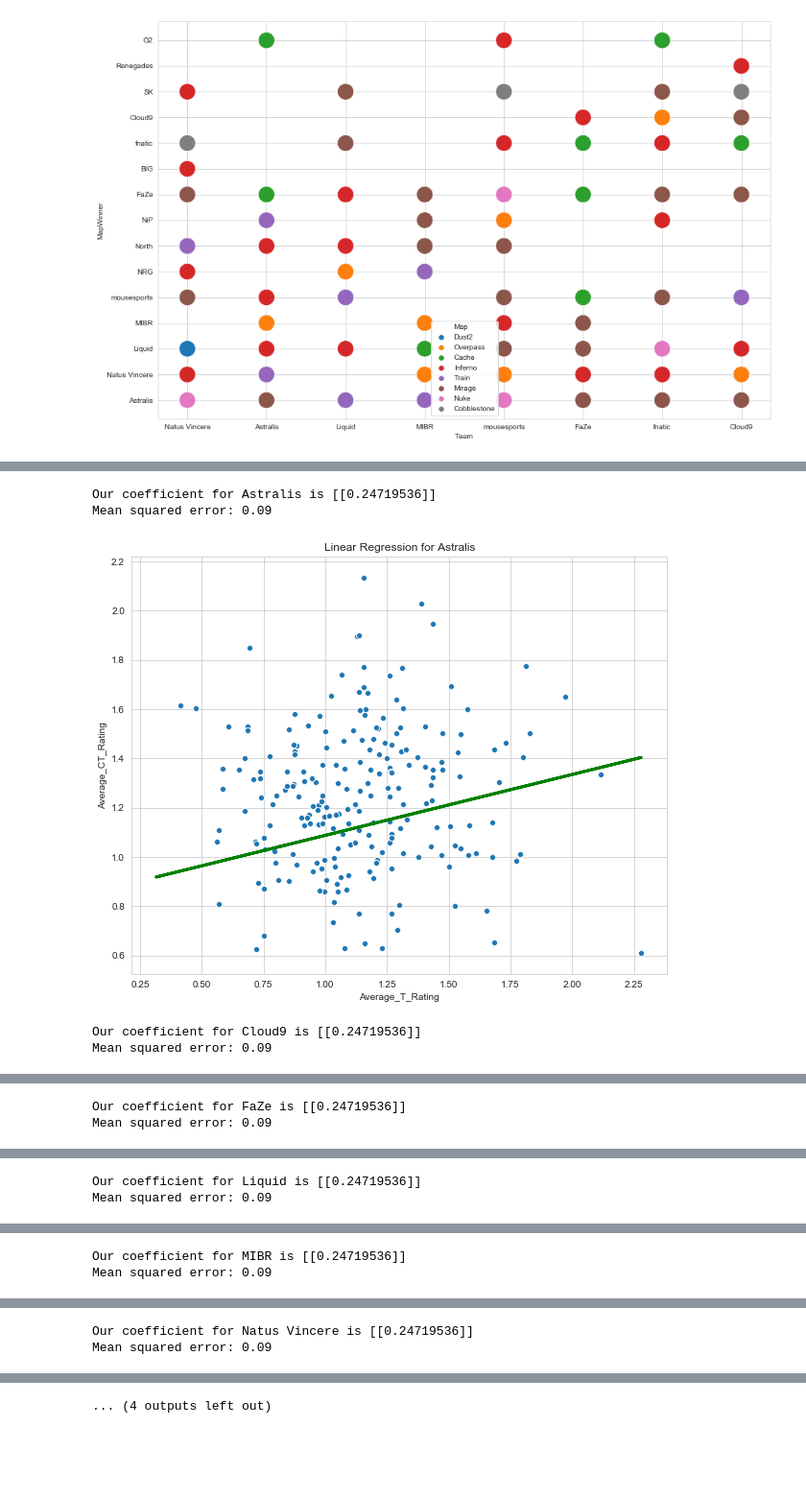
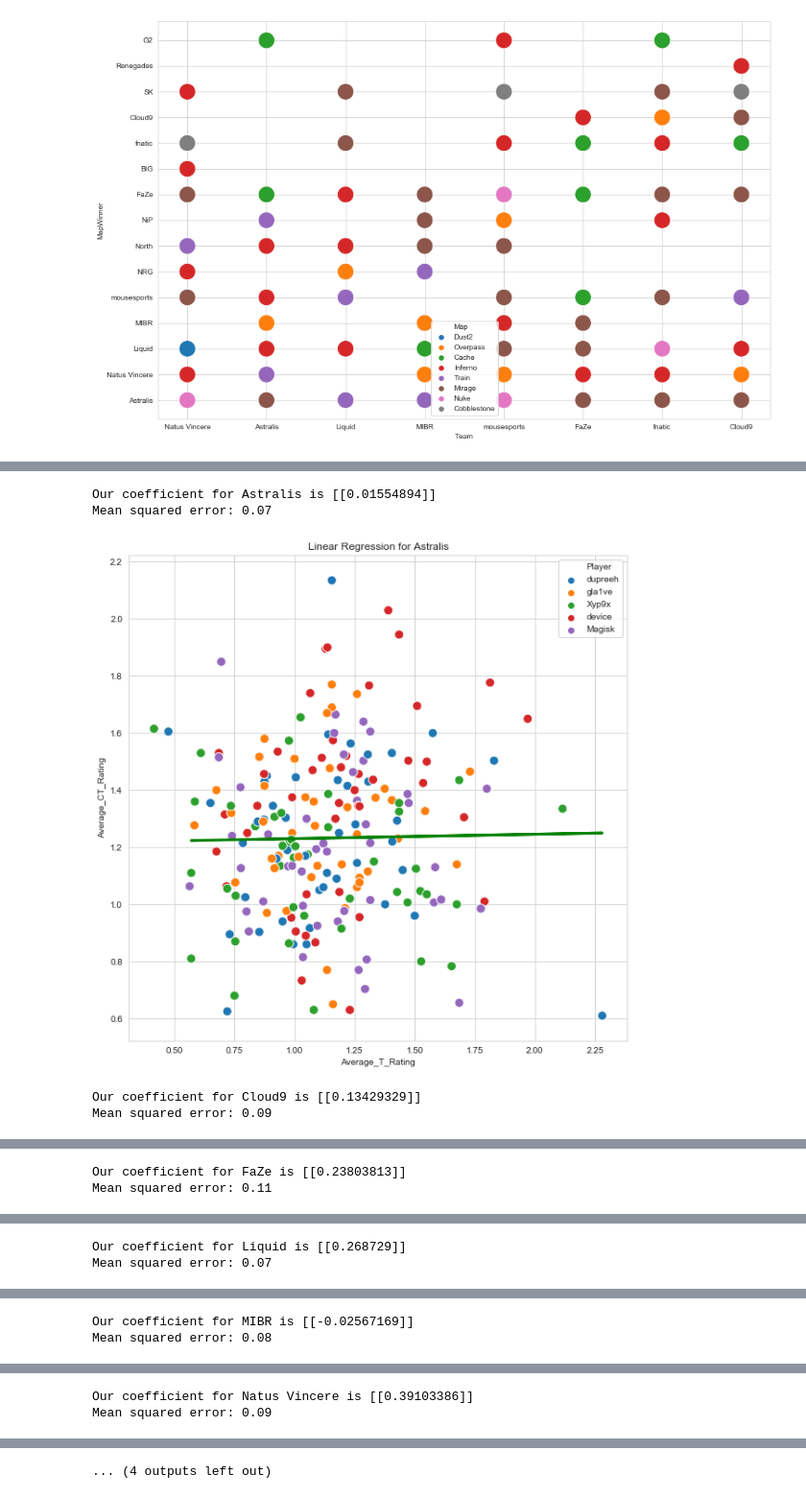
Before and after one commit to richchen11/richchen11.github.io, a Jupyter notebook: CMSC320RichardChen.ipynb, the cells around one changed output, grey strips where cells are left out. Shown: that part at 96% size. Saved outputs shown, nothing was run; the diff lists cells and outputs as text; code cells hidden in the pictures; blank space fills up the shorter version.

```diff
--- a/CMSC320RichardChen.ipynb
+++ b/CMSC320RichardChen.ipynb
@@ -226,49 +262,46 @@ ___
 # %%
-plt.figure(figsize=(10,8,))
-
-
 # Creating a linear model by Team.
 for p_type, df in new_df.groupby('Team'):
     # Grab data grouped by Team.
-    sub_X = [[x] for x in new_df['Average_T_Rating'].values]
-    sub_Xvals = [[x] for x in new_df['Average_CT_Rating'].values]
+    sub_X = [[x] for x in df['Average_T_Rating'].values]
+    sub_Xvals = [[x] for x in df['Average_CT_Rating'].values]
     # Graphing data.
-    sns.scatterplot(x='Average_T_Rating', y='Average_CT_Rating', data= new_df.loc[new_df['Team'].isin([p_type])])
+    plt.figure(figsize=(10,10,))
+    sns.scatterplot(x='Average_T_Rating', y='Average_CT_Rating', s = 100, hue = 'Player', data= new_df.loc[new_df['Team'].isin([p_type])])
 
     # Split up data using a 2/3 training set and a 1/3 test set.
-    x_train, x_test, y_train, y_test = train_test_split(sub_X, sub_Xvals, test_size=0.33, random_state=42)
+    x_train, x_test, y_train, y_test = train_test_split(sub_X, sub_Xvals, test_size=0.33, random_state=23)
     sub_lm= LinearRegression().fit(x_train, y_train)
 
-    # Creating a linear regression model for each season.
+    # Creating a linear regression model for each team and plotting it.
     prediction = sub_lm.predict(x_test)
     print("Our coefficient for", p_type, "is", sub_lm.coef_)
     print("Mean squared error: %.2f" % mean_squared_error(y_test, prediction))
-
     if(p_type=='Astralis'):
         plt.plot(x_test, prediction, linewidth=3,color = 'green', label = p_type)
     if(p_type=='Cloud9'):
         plt.plot(x_test, prediction, linewidth=3,color = 'orange', label = p_type)
     if(p_type=='SK'):
         plt.plot(x_test, prediction, linewidth=3,color = 'red', label = p_type)
     if(p_type=='FaZe'):
         plt.plot(x_test, prediction, linewidth=3,color = 'magenta', label = p_type)
     if(p_type=='G2'):
         plt.plot(x_test, prediction, linewidth=3,color = 'green', label = p_type)
     if(p_type=='Liquid'):
         plt.plot(x_test, prediction, linewidth=3,color = 'blue', label = p_type)
     if(p_type=='MIBR'):
         plt.plot(x_test, prediction, linewidth=3,color = 'yellow', label = p_type)
     if(p_type=='Natus Vincere'):
         plt.plot(x_test, prediction, linewidth=3,color = 'orange', label = p_type)
     if(p_type=='mousesports'):
         plt.plot(x_test, prediction, linewidth=3,color = 'blue', label = p_type)
     if(p_type=='fnatic'):
         plt.plot(x_test, prediction, linewidth=3,color = 'orange', label = p_type)
     plt.title('Linear Regression for ' + p_type)
     plt.show()
 # %% [output]
-Our coefficient for Astralis is [[0.24719536]]
-Mean squared error: 0.09
+Our coefficient for Astralis is [[0.01554894]]
+Mean squared error: 0.07
-[figure, old version]
+[figure, new version]
-Our coefficient for Cloud9 is [[0.24719536]]
+Our coefficient for Cloud9 is [[0.13429329]]
 Mean squared error: 0.09
@@ -276,2 +309,2 @@ Mean squared error: 0.09
-Our coefficient for FaZe is [[0.24719536]]
-Mean squared error: 0.09
+Our coefficient for FaZe is [[0.23803813]]
+Mean squared error: 0.11
@@ -279,2 +312,2 @@ Mean squared error: 0.09
-Our coefficient for Liquid is [[0.24719536]]
-Mean squared error: 0.09
+Our coefficient for Liquid is [[0.268729]]
+Mean squared error: 0.07
@@ -282,2 +315,2 @@ Mean squared error: 0.09
-Our coefficient for MIBR is [[0.24719536]]
-Mean squared error: 0.09
+Our coefficient for MIBR is [[-0.02567169]]
+Mean squared error: 0.08
@@ -285,2 +318,2 @@ Mean squared error: 0.09
-Our coefficient for Natus Vincere is [[0.24719536]]
+Our coefficient for Natus Vincere is [[0.39103386]]
 Mean squared error: 0.09
```
Also changed, not shown: parts of 14 cells of this notebook, 1 other file.
